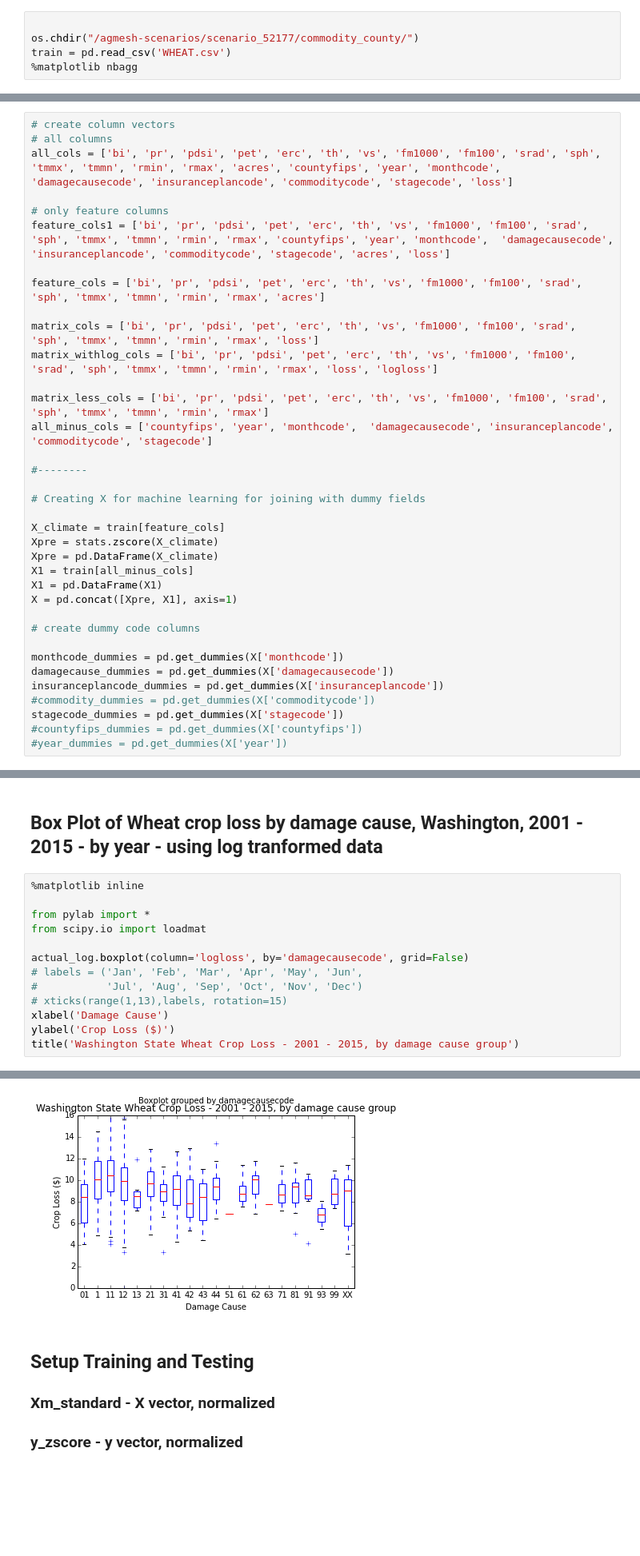
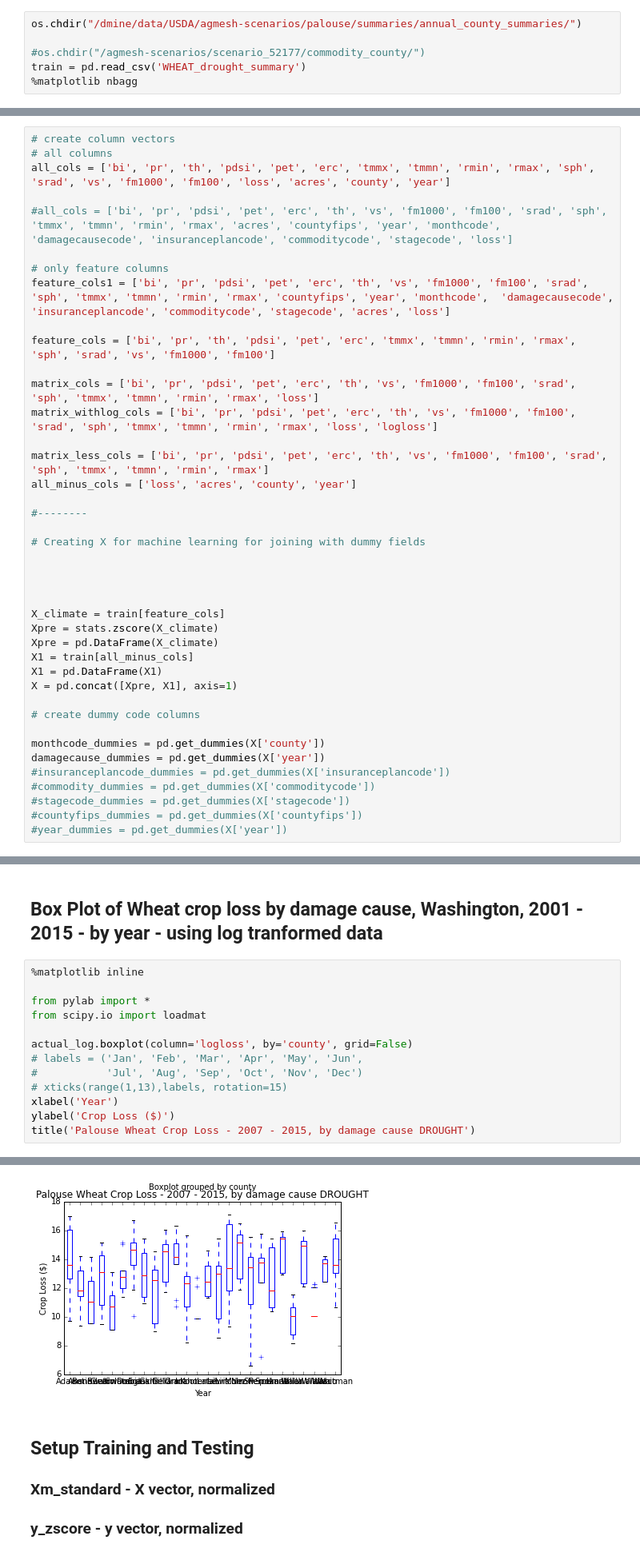
Before and after one commit to erichseamon/dmine, a Jupyter notebook: circ/dmine-circ-ag-modeling-part4-wheat.ipynb, the cells around one changed output, grey strips where cells are left out. Shown at 80% size. Cells and saved outputs as stored; diff of their text form; blank space fills up the shorter version.

```diff
--- a/circ/dmine-circ-ag-modeling-part4-wheat.ipynb
+++ b/circ/dmine-circ-ag-modeling-part4-wheat.ipynb
@@ -125,7 +127,8 @@ Spokane_BARLEY.csv
 # %%
+os.chdir("/dmine/data/USDA/agmesh-scenarios/palouse/summaries/annual_county_summaries/")
 
-os.chdir("/agmesh-scenarios/scenario_52177/commodity_county/")
-train = pd.read_csv('WHEAT.csv')
+#os.chdir("/agmesh-scenarios/scenario_52177/commodity_county/")
+train = pd.read_csv('WHEAT_drought_summary')
 %matplotlib nbagg
 # %%
 train
@@ -175,22 +178,27 @@ train
 # %%
 # create column vectors
 # all columns
-all_cols = ['bi', 'pr', 'pdsi', 'pet', 'erc', 'th', 'vs', 'fm1000', 'fm100', 'srad', 'sph', 'tmmx', 'tmmn', 'rmin', 'rmax', 'acres', 'countyfips', 'year', 'monthcode',  'damagecausecode', 'insuranceplancode', 'commoditycode', 'stagecode', 'loss']
+all_cols = ['bi', 'pr', 'th', 'pdsi', 'pet', 'erc', 'tmmx', 'tmmn', 'rmin', 'rmax', 'sph', 'srad', 'vs', 'fm1000', 'fm100', 'loss', 'acres', 'county', 'year']
+
+#all_cols = ['bi', 'pr', 'pdsi', 'pet', 'erc', 'th', 'vs', 'fm1000', 'fm100', 'srad', 'sph', 'tmmx', 'tmmn', 'rmin', 'rmax', 'acres', 'countyfips', 'year', 'monthcode',  'damagecausecode', 'insuranceplancode', 'commoditycode', 'stagecode', 'loss']
 
 # only feature columns
 feature_cols1 = ['bi', 'pr', 'pdsi', 'pet', 'erc', 'th', 'vs', 'fm1000', 'fm100', 'srad', 'sph', 'tmmx', 'tmmn', 'rmin', 'rmax', 'countyfips', 'year', 'monthcode',  'damagecausecode', 'insuranceplancode', 'commoditycode', 'stagecode', 'acres', 'loss']
 
-feature_cols = ['bi', 'pr', 'pdsi', 'pet', 'erc', 'th', 'vs', 'fm1000', 'fm100', 'srad', 'sph', 'tmmx', 'tmmn', 'rmin', 'rmax', 'acres']
+feature_cols = ['bi', 'pr', 'th', 'pdsi', 'pet', 'erc', 'tmmx', 'tmmn', 'rmin', 'rmax', 'sph', 'srad', 'vs', 'fm1000', 'fm100']
 
 matrix_cols = ['bi', 'pr', 'pdsi', 'pet', 'erc', 'th', 'vs', 'fm1000', 'fm100', 'srad', 'sph', 'tmmx', 'tmmn', 'rmin', 'rmax', 'loss']
 matrix_withlog_cols = ['bi', 'pr', 'pdsi', 'pet', 'erc', 'th', 'vs', 'fm1000', 'fm100', 'srad', 'sph', 'tmmx', 'tmmn', 'rmin', 'rmax', 'loss', 'logloss']
 
 matrix_less_cols = ['bi', 'pr', 'pdsi', 'pet', 'erc', 'th', 'vs', 'fm1000', 'fm100', 'srad', 'sph', 'tmmx', 'tmmn', 'rmin', 'rmax']
-all_minus_cols = ['countyfips', 'year', 'monthcode',  'damagecausecode', 'insuranceplancode', 'commoditycode', 'stagecode']
+all_minus_cols = ['loss', 'acres', 'county', 'year']
 
 #--------
 
 # Creating X for machine learning for joining with dummy fields
+
+
+
 
 X_climate = train[feature_cols]
 Xpre = stats.zscore(X_climate)
@@ -201,11 +209,11 @@ X = pd.concat([Xpre, X1], axis=1)
 
 # create dummy code columns
 
-monthcode_dummies = pd.get_dummies(X['monthcode'])
-damagecause_dummies = pd.get_dummies(X['damagecausecode'])
-insuranceplancode_dummies = pd.get_dummies(X['insuranceplancode'])
+monthcode_dummies = pd.get_dummies(X['county'])
+damagecause_dummies = pd.get_dummies(X['year'])
+#insuranceplancode_dummies = pd.get_dummies(X['insuranceplancode'])
 #commodity_dummies = pd.get_dummies(X['commoditycode'])
-stagecode_dummies = pd.get_dummies(X['stagecode'])
+#stagecode_dummies = pd.get_dummies(X['stagecode'])
 #countyfips_dummies = pd.get_dummies(X['countyfips'])
 #year_dummies = pd.get_dummies(X['year'])
 # %%
@@ -372,19 +396,19 @@ title('Washington State Wheat Crop Loss - 2001 - 2015, by Year')
 # %%
 %matplotlib inline
 
 from pylab import *
 from scipy.io import loadmat
 
-actual_log.boxplot(column='logloss', by='damagecausecode', grid=False)
+actual_log.boxplot(column='logloss', by='county', grid=False)
 # labels = ('Jan', 'Feb', 'Mar', 'Apr', 'May', 'Jun',
 #           'Jul', 'Aug', 'Sep', 'Oct', 'Nov', 'Dec')
 # xticks(range(1,13),labels, rotation=15)
-xlabel('Damage Cause')
+xlabel('Year')
 ylabel('Crop Loss ($)')
-title('Washington State Wheat Crop Loss - 2001 - 2015, by damage cause group')
+title('Palouse Wheat Crop Loss - 2007 - 2015, by damage cause DROUGHT')
 # %% [output]
 <matplotlib.text.Text at 0x...>
-[figure, old version]
+[figure, new version]
 # %% [markdown]
 ## Setup Training and Testing
 ### Xm_standard - X vector, normalized
```
Also changed, not shown: parts of 21 cells of this notebook, 6 other files.
